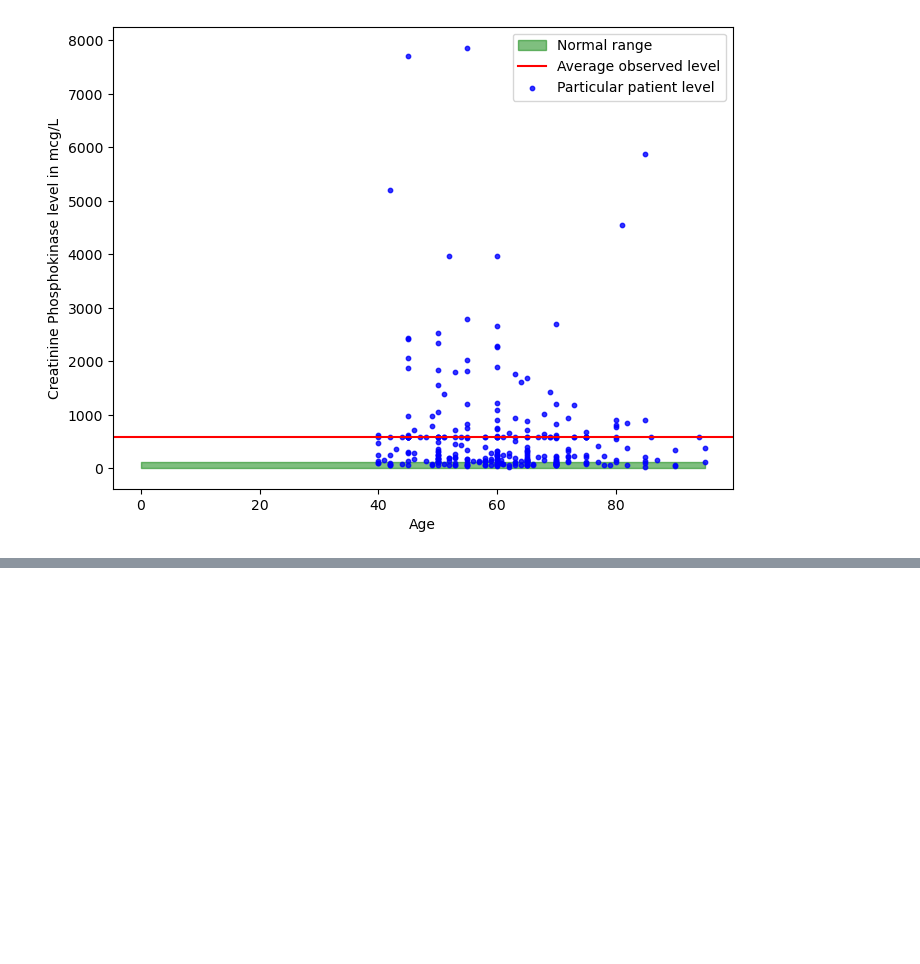
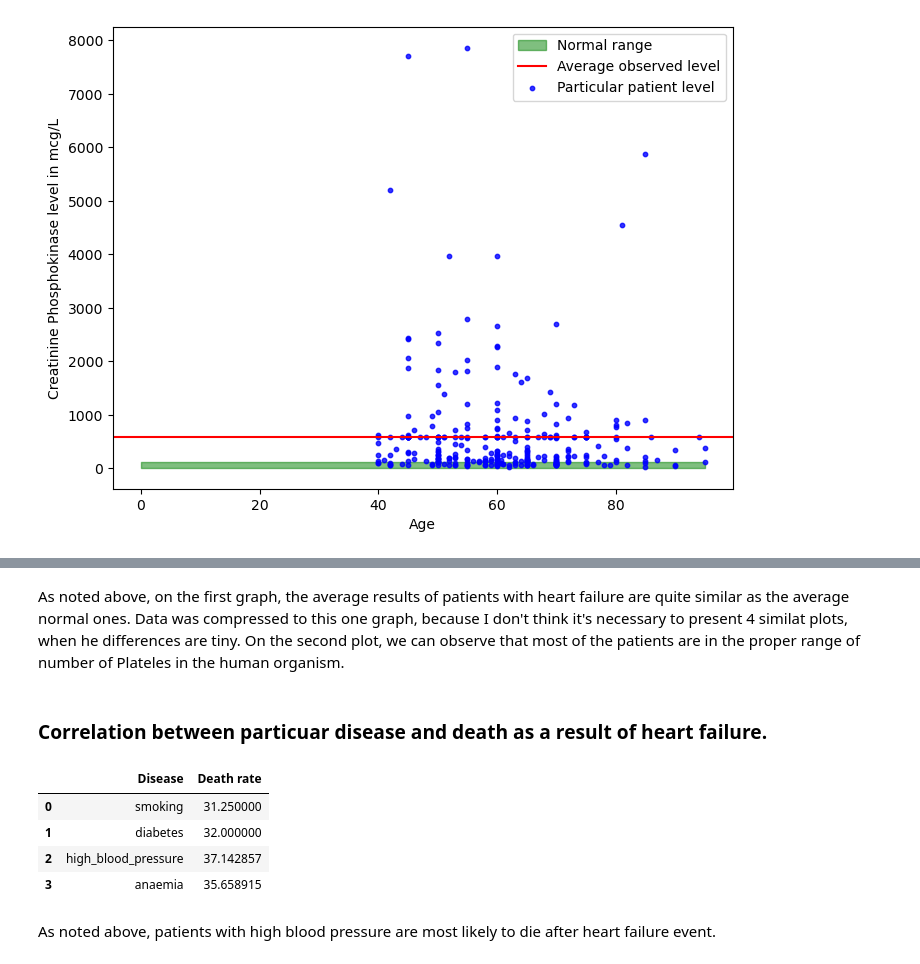
Before and after one commit to adamzulu123/Introduction-to-data-analysis, a Jupyter notebook: Notebook1/Advanced_notebook_AdamNowak.ipynb, the cells around one changed output, grey strips where cells are left out. Saved outputs shown, nothing was run; the diff lists cells and outputs as text; code cells hidden in the pictures; blank space fills up the shorter version.

```diff
--- a/Notebook1/Advanced_notebook_AdamNowak.ipynb
+++ b/Notebook1/Advanced_notebook_AdamNowak.ipynb
@@ -130,0 +187,31 @@ Moreover most of the patients include in the range between 0 and average level.
+# %% [markdown]
+As noted above, on the first graph, the average results of patients with heart failure are quite similar as the average normal ones. Data was compressed to this one graph, because I don't think it's necessary to present 4 similat plots, when he differences are tiny.
+On the second plot, we can observe that most of the patients are in the proper range of number of Plateles in the human organism.
+# %% [markdown]
+### Correlation between particuar disease and death as a result of heart failure.
+# %%
+particular_collumns = ['DEATH_EVENT', 'smoking', 'diabetes', 'high_blood_pressure', 'anaemia']
+correlation_data = data[particular_collumns]
+
+death_per = {}
+
+#avoiding DEATH_EVENT and calculating the death % correlated to specific disease
+for col in particular_collumns[1:]:
+    death_rate = correlation_data[correlation_data[col] == 1]['DEATH_EVENT'].sum()
+    total_sick = correlation_data[col].sum()
+
+    if total_sick >0:
+        death_per[col] = (death_rate/total_sick) * 100
+    else:
+        death_per[col] = 0
+
+dp = pd.DataFrame(death_per.items(), columns=['Disease', 'Death rate'])
+dp.head()
+# %% [output]
+|  | Disease | Death rate |
+| 0 | smoking | 31.250000 |
+| 1 | diabetes | 32.000000 |
+| 2 | high_blood_pressure | 37.142857 |
+| 3 | anaemia | 35.658915 |
+# %% [markdown]
+As noted above, patients with high blood pressure are most likely to die after heart failure event.
```
Also changed, not shown: parts of 3 cells of this notebook, 1 other file.
